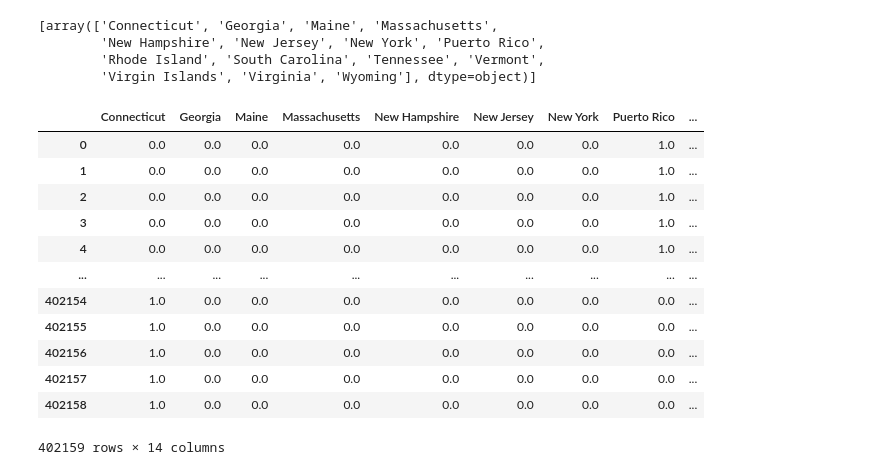
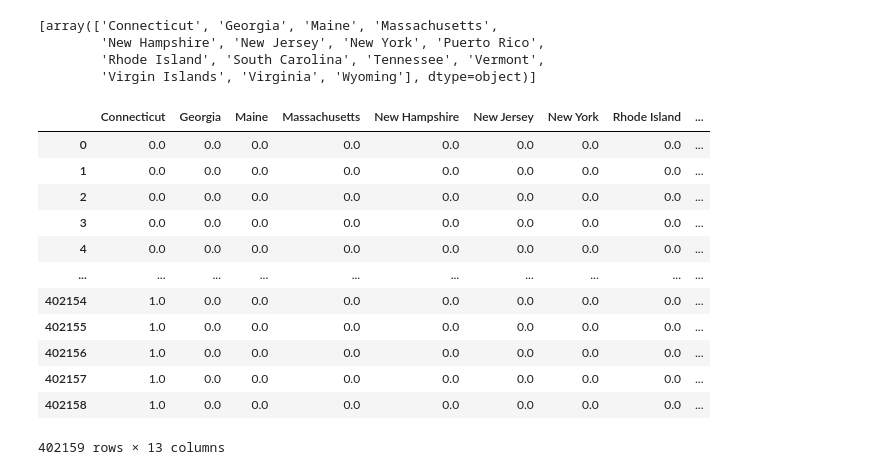
Before and after one commit to barishpeace/Project-2-Property-Price-Prediction, a Jupyter notebook: real_estate_predictor.ipynb, the cells around one changed output. Saved outputs shown, nothing was run; the diff lists cells and outputs as text; code cells hidden in the pictures.

```diff
--- a/real_estate_predictor.ipynb
+++ b/real_estate_predictor.ipynb
@@ -53,7 +53,8 @@ Index(['status', 'price', 'bed', 'bath', 'acre_lot', 'full_address', 'street',
       dtype='object')
 # %%
 # Drop unncessary data
-realtor_data = realtor_data.drop(columns = ['status', 'full_address', 'street', 'city', 'zip_code', 'sold_date'])
+#Added "zip_code" back into data set, improved values
+realtor_data = realtor_data.drop(columns = ['bath', 'zip_code','status', 'full_address', 'street', 'city', 'sold_date'])
 #Review Dataframe
 realtor_data
 # %% [output]
@@ -163,23 +155,24 @@ enc.categories_
         'Virgin Islands', 'Virginia', 'Wyoming'], dtype=object)]
 # %%
 #Omit Puerto Rico and Virigin Islands to avoid Colinearity issues
-lorem = lorem.drop(columns = ['Virgin Islands'])
+#Rename
+lorem = lorem.drop(columns = ['Virgin Islands','Puerto Rico'])
 
 display(lorem)
 # %% [output]
-|  | Connecticut | Georgia | Maine | Massachusetts | New Hampshire | New Jersey | New York | Puerto Rico | ... |
-| 0 | 0.0 | 0.0 | 0.0 | 0.0 | 0.0 | 0.0 | 0.0 | 1.0 | ... |
-| 1 | 0.0 | 0.0 | 0.0 | 0.0 | 0.0 | 0.0 | 0.0 | 1.0 | ... |
-| 2 | 0.0 | 0.0 | 0.0 | 0.0 | 0.0 | 0.0 | 0.0 | 1.0 | ... |
-| 3 | 0.0 | 0.0 | 0.0 | 0.0 | 0.0 | 0.0 | 0.0 | 1.0 | ... |
-| 4 | 0.0 | 0.0 | 0.0 | 0.0 | 0.0 | 0.0 | 0.0 | 1.0 | ... |
+|  | Connecticut | Georgia | Maine | Massachusetts | New Hampshire | New Jersey | New York | Rhode Island | ... |
+| 0 | 0.0 | 0.0 | 0.0 | 0.0 | 0.0 | 0.0 | 0.0 | 0.0 | ... |
+| 1 | 0.0 | 0.0 | 0.0 | 0.0 | 0.0 | 0.0 | 0.0 | 0.0 | ... |
+| 2 | 0.0 | 0.0 | 0.0 | 0.0 | 0.0 | 0.0 | 0.0 | 0.0 | ... |
+| 3 | 0.0 | 0.0 | 0.0 | 0.0 | 0.0 | 0.0 | 0.0 | 0.0 | ... |
+| 4 | 0.0 | 0.0 | 0.0 | 0.0 | 0.0 | 0.0 | 0.0 | 0.0 | ... |
 | ... | ... | ... | ... | ... | ... | ... | ... | ... | ... |
 | 402154 | 1.0 | 0.0 | 0.0 | 0.0 | 0.0 | 0.0 | 0.0 | 0.0 | ... |
 | 402155 | 1.0 | 0.0 | 0.0 | 0.0 | 0.0 | 0.0 | 0.0 | 0.0 | ... |
 | 402156 | 1.0 | 0.0 | 0.0 | 0.0 | 0.0 | 0.0 | 0.0 | 0.0 | ... |
 | 402157 | 1.0 | 0.0 | 0.0 | 0.0 | 0.0 | 0.0 | 0.0 | 0.0 | ... |
 | 402158 | 1.0 | 0.0 | 0.0 | 0.0 | 0.0 | 0.0 | 0.0 | 0.0 | ... |
-402159 rows × 14 columns
+402159 rows × 13 columns
 # %%
 #Concatenate new dataframe to exisitng dataframe
 
```
Also changed, not shown: parts of 31 cells of this notebook.
